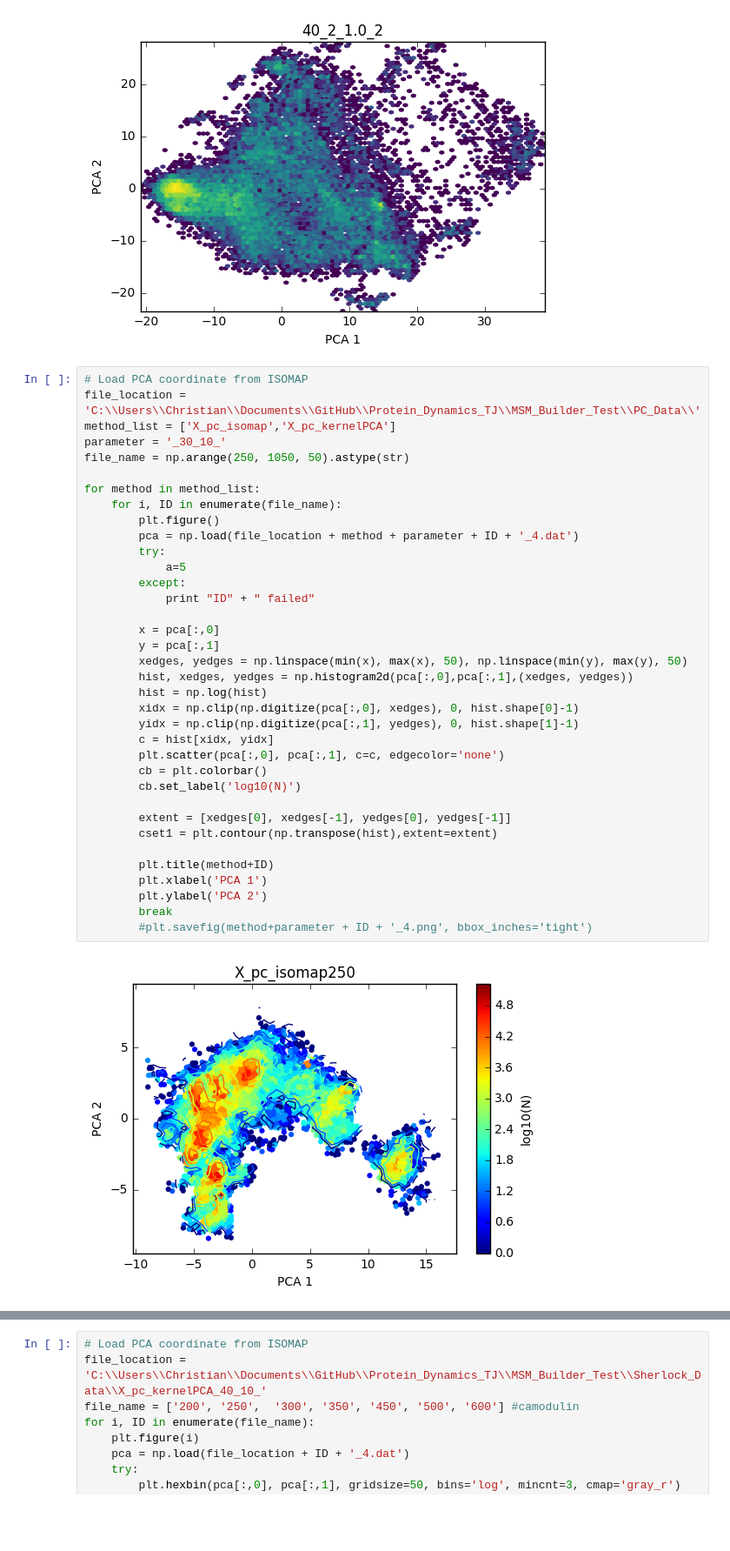
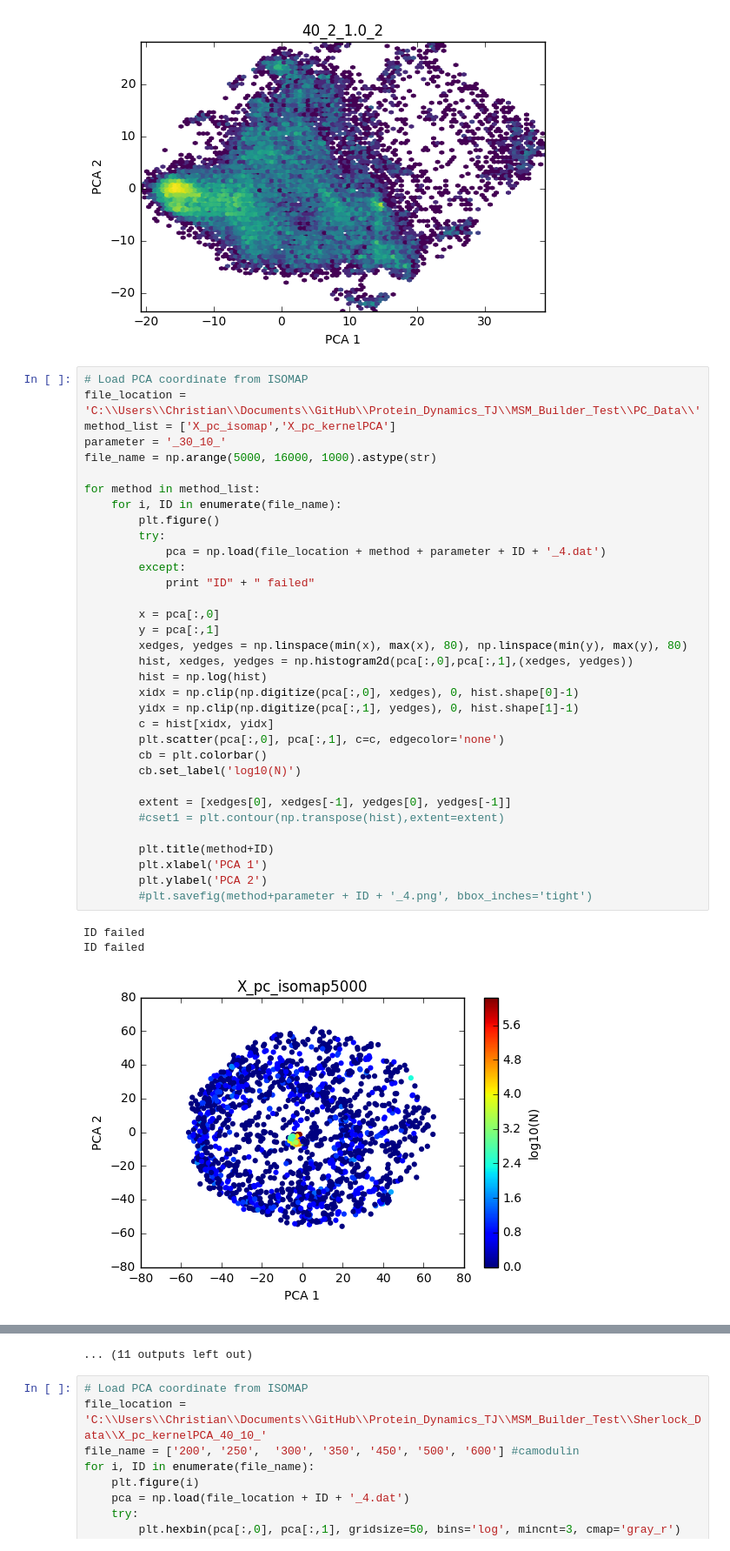
Before and after one commit to alenkran/Protein_Dynamics_TJ, a Jupyter notebook: MSM_Builder_Test/PCA Heatmap.ipynb, the cells around one changed output, grey strips where cells are left out. Shown at 87% size. Cells and saved outputs as stored; diff of their text form; blank space fills up the shorter version.

```diff
--- a/MSM_Builder_Test/PCA Heatmap.ipynb
+++ b/MSM_Builder_Test/PCA Heatmap.ipynb
@@ -22,37 +22,37 @@ for i, ID in enumerate(file_name):
 # Load PCA coordinate from ISOMAP
 file_location = 'C:\\Users\\Christian\\Documents\\GitHub\\Protein_Dynamics_TJ\\MSM_Builder_Test\\PC_Data\\'
 method_list = ['X_pc_isomap','X_pc_kernelPCA']
 parameter = '_30_10_'
-file_name = np.arange(250, 1050, 50).astype(str)
+file_name = np.arange(5000, 16000, 1000).astype(str)
 
 for method in method_list:
     for i, ID in enumerate(file_name):
         plt.figure()
-        pca = np.load(file_location + method + parameter + ID + '_4.dat')
         try:
-            a=5
+            pca = np.load(file_location + method + parameter + ID + '_4.dat')
         except:
             print "ID" + " failed"
 
         x = pca[:,0]
         y = pca[:,1]
-        xedges, yedges = np.linspace(min(x), max(x), 50), np.linspace(min(y), max(y), 50)
+        xedges, yedges = np.linspace(min(x), max(x), 80), np.linspace(min(y), max(y), 80)
         hist, xedges, yedges = np.histogram2d(pca[:,0],pca[:,1],(xedges, yedges))
         hist = np.log(hist)
         xidx = np.clip(np.digitize(pca[:,0], xedges), 0, hist.shape[0]-1)
         yidx = np.clip(np.digitize(pca[:,1], yedges), 0, hist.shape[1]-1)
         c = hist[xidx, yidx]
         plt.scatter(pca[:,0], pca[:,1], c=c, edgecolor='none')
         cb = plt.colorbar()
         cb.set_label('log10(N)')
 
         extent = [xedges[0], xedges[-1], yedges[0], yedges[-1]]
-        cset1 = plt.contour(np.transpose(hist),extent=extent)
+        #cset1 = plt.contour(np.transpose(hist),extent=extent)
 
         plt.title(method+ID)
         plt.xlabel('PCA 1')
         plt.ylabel('PCA 2')
-        break
         #plt.savefig(method+parameter + ID + '_4.png', bbox_inches='tight')
 # %% [output]
+ID failed
+ID failed
-[figure, old version]
+[figure, new version]
@@ -60,3 +69,4 @@ for method in method_list:
+... (11 outputs left out)
 # %%
 # Load PCA coordinate from ISOMAP
 file_location = 'C:\\Users\\Christian\\Documents\\GitHub\\Protein_Dynamics_TJ\\MSM_Builder_Test\\Sherlock_Data\\X_pc_kernelPCA_40_10_'
```
Also changed, not shown: parts of 1 cell of this notebook, 6 other files.
